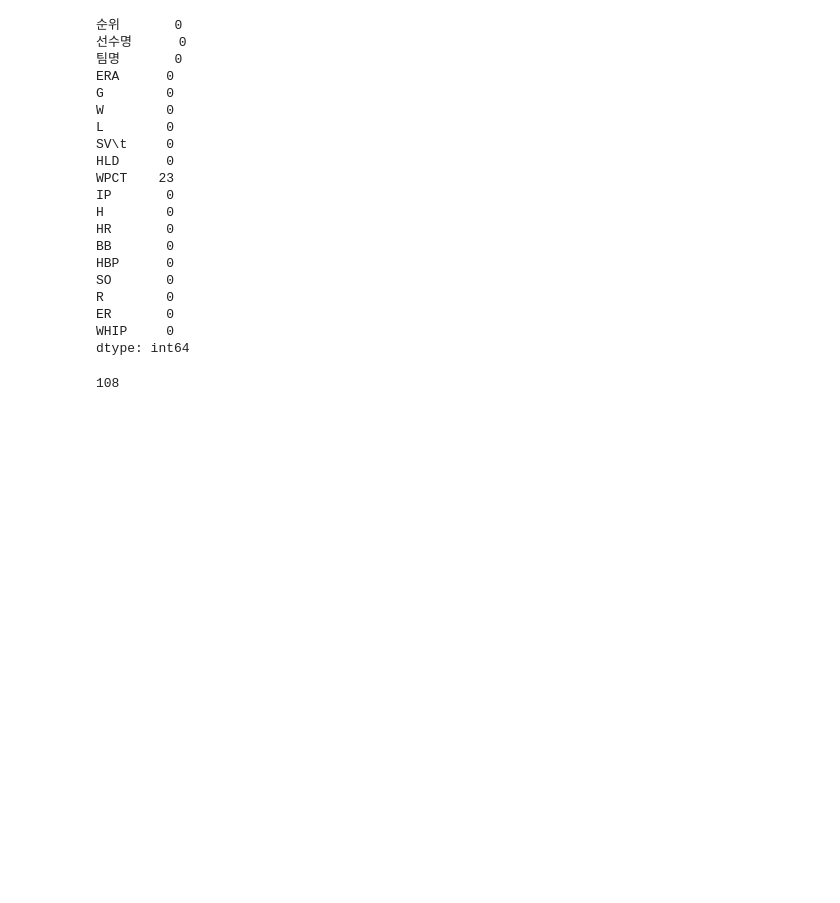
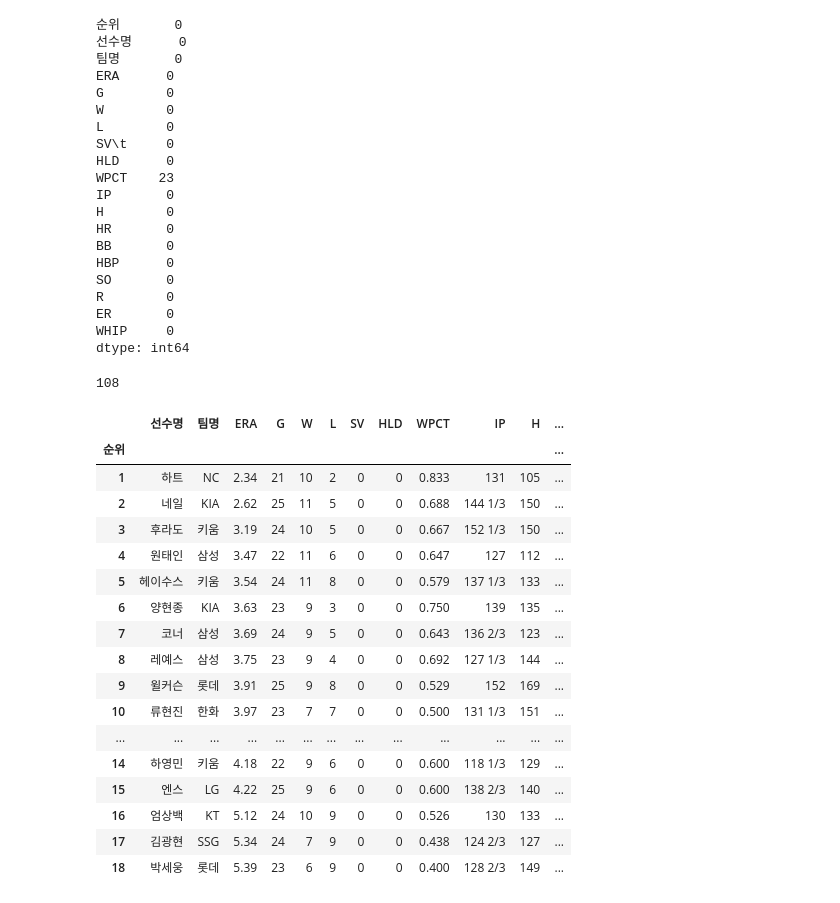
Before and after one commit to jayiuk/mid_project, a Jupyter notebook: data_check.ipynb, the cells around one changed output. Saved outputs shown, nothing was run; the diff lists cells and outputs as text; code cells hidden in the pictures; blank space fills up the shorter version.

Commit message:
data crawling

```diff
--- a/data_check.ipynb
+++ b/data_check.ipynb
@@ -209,0 +215,69 @@ sum(p_df['IP'] >= 48)
+# %%
+import requests
+from bs4 import BeautifulSoup
+import pandas as pd
+
+# 접속하기 위한 암묵적인 코드
+headers = {'user-agent': 'Mozilla/5.0 (Windows NT 10.0; Win64; x64) AppleWebKit/537.36 (KHTML, like Gecko) Chrome/89.0.4389.114 Safari/537.36'}
+# 접속 링크
+r = requests.get('https://www.koreabaseball.com/Record/Player/PitcherBasic/Basic1.aspx?cphContents_cphContents_cphContents_ddlSeason_ddlSeason.select02.selected:value=2023&ddlTeam=KT&sort=ERA_RT')
+
+soup = BeautifulSoup(r.content, 'html.parser')
+
+player_html = soup.select('div.record_result > table > tbody > tr')
+player_thead = soup.select('div.record_result > table > thead > tr > th')
+
+# 행 전체 저장
+player_tr = []
+# 행 한 줄 저장
+player_td = []
+
+# 행 한 줄씩 저장
+for i in range(0,len(player_html)):
+  player_tr.append(player_html[i].select('td'))
+
+# 전체 표
+player_data = []
+
+# 모든 내용 뽑기
+for i in range(len(player_tr)):
+  player_td = player_tr[i]
+ # 한 줄
+  player_line = []
+  for j in range(len(player_td)):
+    # 한 줄 만들기
+    player_line.append(player_td[j].text)
+
+  # 한 줄씩 넣어서 전체 표 만들기
+  player_data.append(player_line)
+
+# 데이터 프레임 만들기
+player = pd.DataFrame(player_data)
+
+player_columns = []
+for i in range(len(player_thead)):
+  player_columns.append(player_thead[i].text)
+
+player.columns = player_columns
+player = player.set_index('순위')
+
+player
+# %% [output]
+|  | 선수명 | 팀명 | ERA | G | W | L | SV | HLD | WPCT | IP | H | ... |
+| 순위 |  |  |  |  |  |  |  |  |  |  |  | ... |
+| 1 | 하트 | NC | 2.34 | 21 | 10 | 2 | 0 | 0 | 0.833 | 131 | 105 | ... |
+| 2 | 네일 | KIA | 2.62 | 25 | 11 | 5 | 0 | 0 | 0.688 | 144 1/3 | 150 | ... |
+| 3 | 후라도 | 키움 | 3.19 | 24 | 10 | 5 | 0 | 0 | 0.667 | 152 1/3 | 150 | ... |
+| 4 | 원태인 | 삼성 | 3.47 | 22 | 11 | 6 | 0 | 0 | 0.647 | 127 | 112 | ... |
+| 5 | 헤이수스 | 키움 | 3.54 | 24 | 11 | 8 | 0 | 0 | 0.579 | 137 1/3 | 133 | ... |
+| 6 | 양현종 | KIA | 3.63 | 23 | 9 | 3 | 0 | 0 | 0.750 | 139 | 135 | ... |
+| 7 | 코너 | 삼성 | 3.69 | 24 | 9 | 5 | 0 | 0 | 0.643 | 136 2/3 | 123 | ... |
+| 8 | 레예스 | 삼성 | 3.75 | 23 | 9 | 4 | 0 | 0 | 0.692 | 127 1/3 | 144 | ... |
+| 9 | 윌커슨 | 롯데 | 3.91 | 25 | 9 | 8 | 0 | 0 | 0.529 | 152 | 169 | ... |
+| 10 | 류현진 | 한화 | 3.97 | 23 | 7 | 7 | 0 | 0 | 0.500 | 131 1/3 | 151 | ... |
+| ... | ... | ... | ... | ... | ... | ... | ... | ... | ... | ... | ... | ... |
+| 14 | 하영민 | 키움 | 4.18 | 22 | 9 | 6 | 0 | 0 | 0.600 | 118 1/3 | 129 | ... |
+| 15 | 엔스 | LG | 4.22 | 25 | 9 | 6 | 0 | 0 | 0.600 | 138 2/3 | 140 | ... |
+| 16 | 엄상백 | KT | 5.12 | 24 | 10 | 9 | 0 | 0 | 0.526 | 130 | 133 | ... |
+| 17 | 김광현 | SSG | 5.34 | 24 | 7 | 9 | 0 | 0 | 0.438 | 124 2/3 | 127 | ... |
+| 18 | 박세웅 | 롯데 | 5.39 | 23 | 6 | 9 | 0 | 0 | 0.400 | 128 2/3 | 149 | ... |
```
Also changed, not shown: parts of 2 cells of this notebook.
